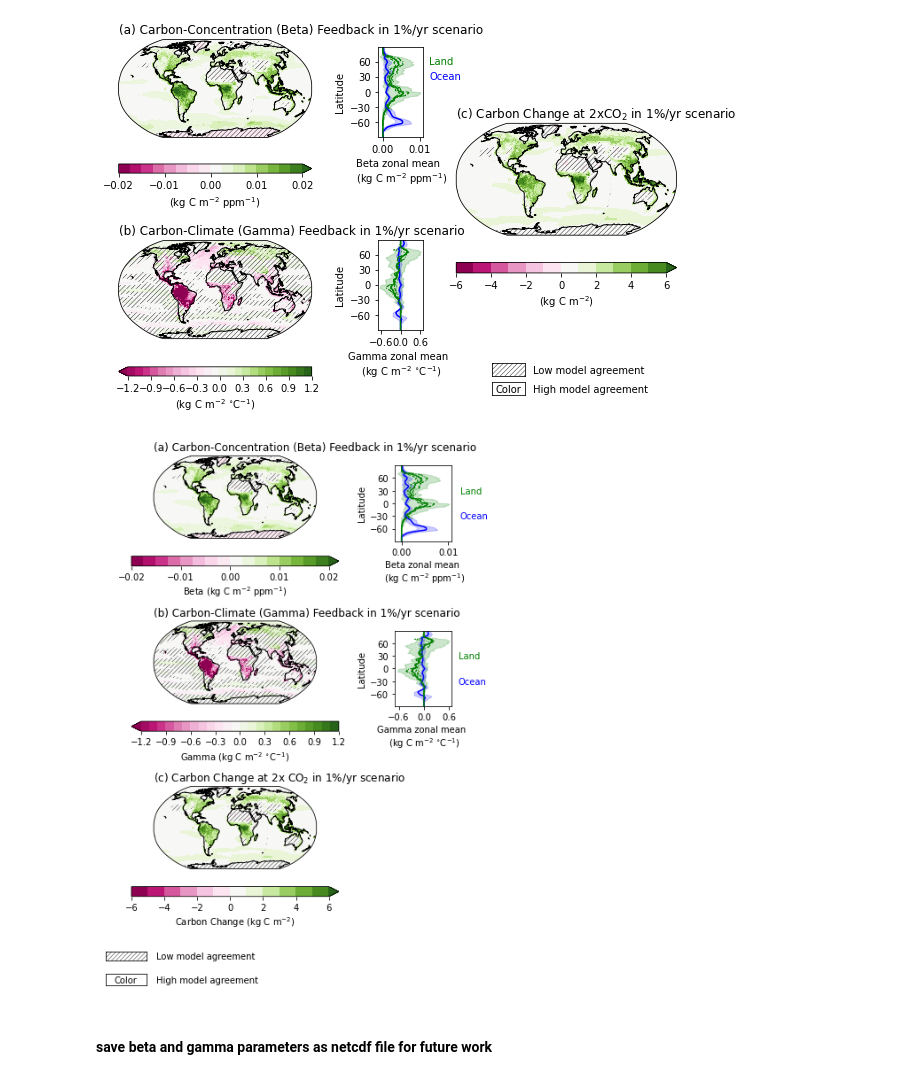
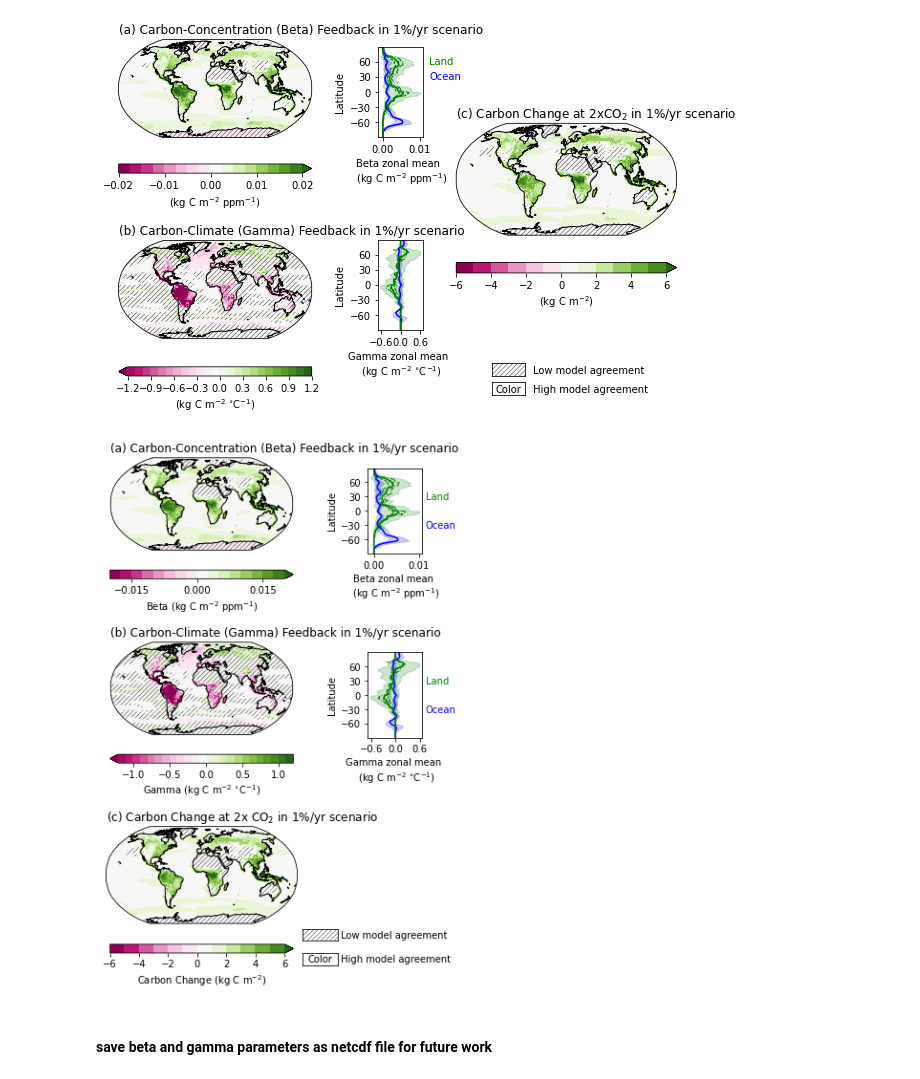
Before and after one commit to ckoven/cmip6_beta_gamma_maps, a Jupyter notebook: cmip6_beta_gamma_maps.ipynb, the cells around one changed output. Saved outputs shown, nothing was run; the diff lists cells and outputs as text; code cells hidden in the pictures.

Commit message:
updated layout of beta/gamma maps again

```diff
--- a/cmip6_beta_gamma_maps.ipynb
+++ b/cmip6_beta_gamma_maps.ipynb
@@ -1415,18 +1415,18 @@ fig.savefig('betagammamaps3.pdf', format='pdf')
 # %% [output]
 [figure]
 # %%
-fig = plt.figure(figsize=(7, 11))
-map_widths = 3.
-fig_widths = 0.7
+fig = plt.figure(figsize=(7, 10))
+map_widths = 2
+fig_widths = 0.2
 map_height = 3.
 fig_topoffset = 0.1
 fig_botoffset = 0.75
-map_fig_space = 0.0
+map_fig_space = 0.1
 vspace_betweenmaps = 1.
 hspace_toright_offig = 0.1
-boxheights = 0.25
-boxwidth = 0.5
-boxleftpadding = 0.35
+boxheights = 0.3
+boxwidth = 0.25
+boxrightpadding = 0.03
 y0 = fig_topoffset
 y1 = map_height - fig_botoffset
 y2 = map_height
@@ -1435,25 +1435,25 @@ y4 = map_height + vspace_betweenmaps + fig_topoffset
 y5 = map_height + vspace_betweenmaps + map_height - fig_botoffset
 y6 = map_height + vspace_betweenmaps + map_height
 y7 = map_height + vspace_betweenmaps + map_height + vspace_betweenmaps
-y8 = map_height + vspace_betweenmaps + map_height + vspace_betweenmaps + fig_topoffset
-y9 = map_height + vspace_betweenmaps + map_height + vspace_betweenmaps + map_height - fig_botoffset
-y10 = map_height + vspace_betweenmaps + map_height + vspace_betweenmaps + map_height
-y11 = map_height + vspace_betweenmaps + map_height + vspace_betweenmaps + map_height + vspace_betweenmaps
-y12 = map_height + vspace_betweenmaps + map_height + vspace_betweenmaps + map_height + vspace_betweenmaps + boxheights
-y13 = map_height + vspace_betweenmaps + map_height + vspace_betweenmaps + map_height + vspace_betweenmaps + 1.2*boxheights
-y14 = map_height + vspace_betweenmaps + map_height + vspace_betweenmaps + map_height + vspace_betweenmaps + 2.5*boxheights
+y8 = map_height + vspace_betweenmaps + map_height + vspace_betweenmaps + 0.001
+y9 = map_height + vspace_betweenmaps + map_height + vspace_betweenmaps + map_height - 2.5*boxheights
+y10 = map_height + vspace_betweenmaps + map_height + vspace_betweenmaps + map_height - 1.5*boxheights
+y11 = map_height + vspace_betweenmaps + map_height + vspace_betweenmaps + map_height - 1.5*boxheights
+y12 = map_height + vspace_betweenmaps + map_height + vspace_betweenmaps + map_height - 0.5*boxheights
+y13 = map_height + vspace_betweenmaps + map_height + vspace_betweenmaps + map_height
 
 
 
 
+cbar_shrink = 0.6
 #map_heights = 3
 #fig_heights = 3
-gs = fig.add_gridspec(nrows=15,ncols=4, width_ratios=[boxwidth,map_widths-boxwidth,map_fig_space,fig_widths], height_ratios=[y0, y1-y0, y2-y1, y3-y2, y4-y3, y5-y4, y6-y5, y7-y6, y8-y7, y9-y8, y10-y9, y11-y10, y12-y11, y13-y12, y14-y13])
+gs = fig.add_gridspec(nrows=14,ncols=5, width_ratios=[map_widths-boxwidth-boxrightpadding,boxwidth,boxrightpadding,map_fig_space,fig_widths], height_ratios=[y0, y1-y0, y2-y1, y3-y2, y4-y3, y5-y4, y6-y5, y7-y6, y8-y7, y9-y8, y10-y9, y11-y10, y12-y11, y13-y12])
 
 matplotlib.rcParams['hatch.linewidth'] = 0.4
 
-ax1 = fig.add_subplot(gs[0:3,0:2], projection=ccrs.Robinson())
-fg = beta_all.mean(dim='model').plot(ax=ax1, x='lon',y='lat', transform=ccrs.PlateCarree(), levels=np.arange(-.02,.0225,0.0025), cmap='PiYG', cbar_kwargs={'orientation': 'horizontal', 'label': 'Beta (kg C m$^{-2}$ ppm$^{-1}$)', 'ticks': [-.02,-.01,0,.01,.02], 'shrink':0.8})
+ax1 = fig.add_subplot(gs[0:3,0:3], projection=ccrs.Robinson())
+fg = beta_all.mean(dim='model').plot(ax=ax1, x='lon',y='lat', transform=ccrs.PlateCarree(), levels=np.arange(-.02,.0225,0.0025), cmap='PiYG', cbar_kwargs={'orientation': 'horizontal', 'label': 'Beta (kg C m$^{-2}$ ppm$^{-1}$)', 'ticks': [-.015,0,.015], 'shrink':cbar_shrink})
 ax1.coastlines()
 ax1.contourf(sign_agreement_beta.lon,sign_agreement_beta.lat,sign_agreement_beta,levels=[0.,stipling_agreement_fraction],
              antialiased = False,
@@ -1465,8 +1465,8 @@ ax1.contourf(beta_all.lon,beta_all.lat,beta_all.mean(dim='model'), levels=np.ara
 ax1.set_title('(a) Carbon-Concentration (Beta) Feedback in 1%/yr scenario', fontdict={'horizontalalignment':'left'}, loc='left')
 
 
-ax2 = fig.add_subplot(gs[4:7, 0:2], projection=ccrs.Robinson())
-fg = gamma_all.mean(dim='model').plot(ax=ax2, x='lon',y='lat', transform=ccrs.PlateCarree(), levels=np.arange(-1.2,1.3,0.1), cmap='PiYG', cbar_kwargs={'orientation': 'horizontal', 'label': 'Gamma (kg C m$^{-2}$ $^{\circ}$C$^{-1}$)', 'shrink':0.8})
+ax2 = fig.add_subplot(gs[4:7, 0:3], projection=ccrs.Robinson())
+fg = gamma_all.mean(dim='model').plot(ax=ax2, x='lon',y='lat', transform=ccrs.PlateCarree(), levels=np.arange(-1.2,1.3,0.1), cmap='PiYG', cbar_kwargs={'orientation': 'horizontal', 'label': 'Gamma (kg C m$^{-2}$ $^{\circ}$C$^{-1}$)','ticks': [-1,-.5,0.,.5,1.], 'shrink':cbar_shrink})
 ax2.coastlines()
 ax2.contourf(gamma_all.lon,gamma_all.lat,sign_agreement_gamma,levels=[0.,stipling_agreement_fraction],
              colors='none',
@@ -1476,7 +1476,7 @@ ax2.contourf(gamma_all.lon,gamma_all.lat,sign_agreement_gamma,levels=[0.,stiplin
 ax2.set_title('(b) Carbon-Climate (Gamma) Feedback in 1%/yr scenario', fontdict={'horizontalalignment':'left'}, loc='left')
 
 
-ax3 = fig.add_subplot(gs[1:2, 3])
+ax3 = fig.add_subplot(gs[1:2, 3:])
 p1 = ax3.plot(zonalmean_beta_curves.transpose(), regrid_lats)
 ax3.fill_betweenx(regrid_lats, zonalmean_beta_curves_min[0,:], zonalmean_beta_curves_max[0,:], color='green', alpha=0.2)
 ax3.fill_betweenx(regrid_lats, zonalmean_beta_curves_min[1,:], zonalmean_beta_curves_max[1,:], color='blue', alpha=0.2)
@@ -1489,10 +1489,10 @@ ax3.set_xlabel('Beta zonal mean \n (kg C m$^{-2}$ ppm$^{-1}$)')
 ax3.set_ylabel('Latitude')
 ax3.set_yticks((-60,-30,0,30,60))
 ax3.set_ylim((-90,90))
-ax3.text(.0125,30,'Land', verticalalignment='center', color='green')
-ax3.text(.0125,-30,'Ocean', verticalalignment='center', color='blue')
+ax3.text(.0115,30,'Land', verticalalignment='center', color='green')
+ax3.text(.0115,-30,'Ocean', verticalalignment='center', color='blue')
 
-ax4 = fig.add_subplot(gs[5:6, 3])
+ax4 = fig.add_subplot(gs[5:6, 3:])
 p2 = ax4.plot(zonalmean_gamma_curves.transpose(), regrid_lats)
 ax4.fill_betweenx(regrid_lats, zonalmean_gamma_curves_min[0,:], zonalmean_gamma_curves_max[0,:], color='green', alpha=0.2)
 ax4.fill_betweenx(regrid_lats, zonalmean_gamma_curves_min[1,:], zonalmean_gamma_curves_max[1,:], color='blue', alpha=0.2)
@@ -1508,45 +1508,45 @@ ax4.set_ylabel('Latitude')
 ax4.set_xticks((-0.6,0.,0.6))
 ax4.set_yticks((-60,-30,0,30,60))
 ax4.set_ylim((-90,90))
-ax4.text(.82,30,'Land', verticalalignment='center', color='green')
-ax4.text(.82,-30,'Ocean', verticalalignment='center', color='blue')
+ax4.text(.75,30,'Land', verticalalignment='center', color='green')
+ax4.text(.75,-30,'Ocean', verticalalignment='center', color='blue')
 
-ax5 = fig.add_subplot(gs[8:11, 0:2], projection=ccrs.Robinson())
-fg = deltac_all.mean(dim='model').plot(ax=ax5, x='lon',y='lat', transform=ccrs.PlateCarree(), levels=np.arange(-6,7,1), cmap='PiYG', cbar_kwargs={'orientation': 'horizontal', 'label': 'Carbon Change (kg C m$^{-2}$)', 'shrink':0.8})
+ax5 = fig.add_subplot(gs[8:13, 0:3], projection=ccrs.Robinson())
+fg = deltac_all.mean(dim='model').plot(ax=ax5, x='lon',y='lat', transform=ccrs.PlateCarree(), levels=np.arange(-6,7,1), cmap='PiYG', cbar_kwargs={'orientation': 'horizontal', 'label': 'Carbon Change (kg C m$^{-2}$)', 'shrink':cbar_shrink})
 ax5.set_title('(c) Carbon Change at 2x CO$_2$ in 1%/yr scenario', fontdict={'horizontalalignment':'left'}, loc='left')
 ax5.coastlines()
 ax5.contourf(deltac_all.lon,deltac_all.lat,sign_agreement_deltac,levels=[0.,stipling_agreement_fraction],
              colors='none',
              hatches=['/////'],
              transform=ccrs.PlateCarree(), alpha=0.00)
 ax5.contourf(deltac_all.lon,deltac_all.lat,deltac_all.mean(dim='model'), levels=np.arange(-6,7,1), cmap='PiYG', transform=ccrs.PlateCarree(), alpha=0.00)
 
 
-ax6 = fig.add_subplot(gs[12, 0])
+ax6 = fig.add_subplot(gs[10, 1])
 ax6.contourf([0,1,2],[0,1,2],np.ones((3,3))*0.,levels=[0.,stipling_agreement_fraction],
              colors='none',
              hatches=['/////'],
              alpha=0.00)
 ax6.xaxis.set_visible(False)
 ax6.yaxis.set_visible(False)
-ax6.text(2.5,0.9,'Low model agreement', verticalalignment='center')
+ax6.text(2.2,0.9,'Low model agreement', verticalalignment='center')
 
-ax7 = fig.add_subplot(gs[14, 0])
+ax7 = fig.add_subplot(gs[12, 1])
 ax7.contourf([0,1,2],[0,1,2],np.ones((3,3))*1.,levels=[0.,stipling_agreement_fraction],
              colors='none',
              hatches=['/////'],
              alpha=0.00)
 ax7.xaxis.set_visible(False)
 ax7.yaxis.set_visible(False)
-ax7.text(2.5,0.9,'High model agreement', verticalalignment='center')
+ax7.text(2.2,0.9,'High model agreement', verticalalignment='center')
 ax7.text(1,0.9,'Color', verticalalignment='center', horizontalalignment='center')
 
 
 fig.savefig('betagammamaps4.png', dpi=300, format='png')
 fig.savefig('betagammamaps4.pdf', format='pdf')
 #fig.tight_layout()
 # %% [output]
-[figure, old version]
+[figure, new version]
 # %% [markdown]
 #### save beta and gamma parameters as netcdf file for future work
 # %% [raw]
```
Also changed, not shown: 2 other files.
